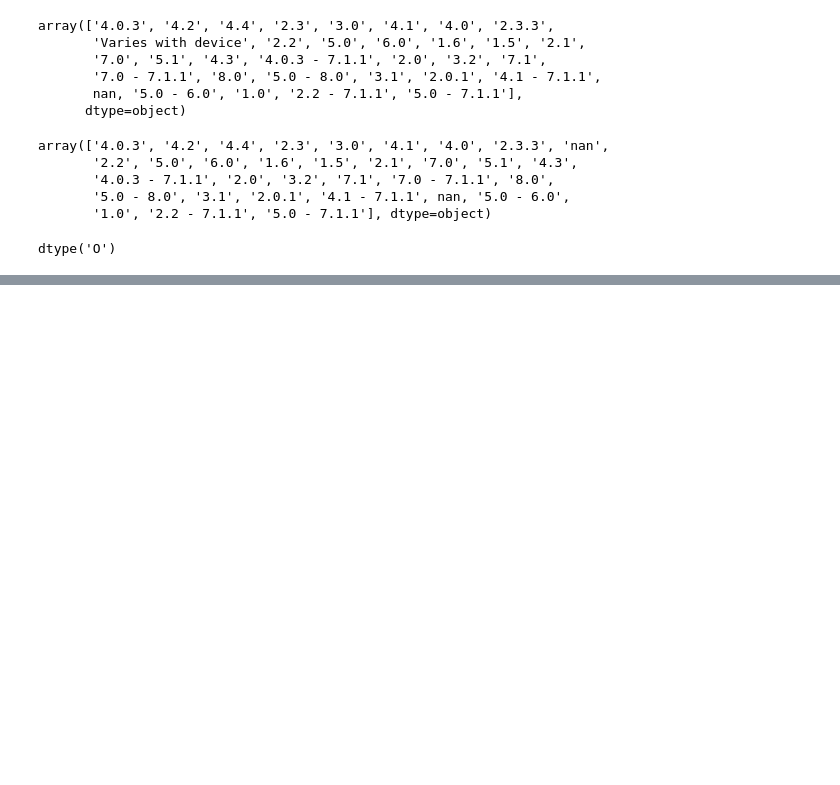
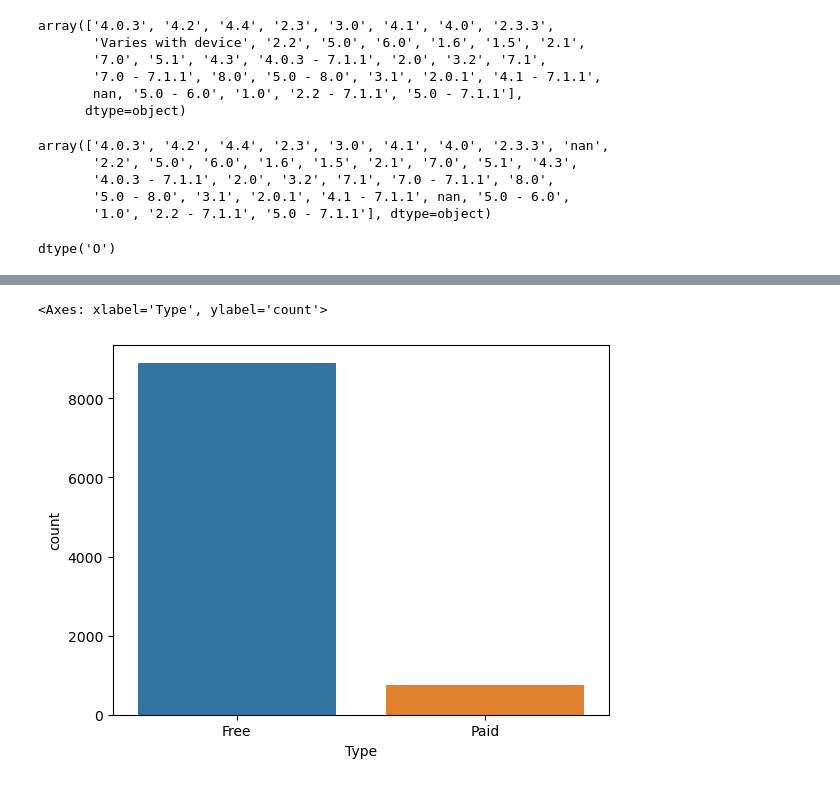
Before and after one commit to thasvithu/iNeuron-Full-Stack-Data-Science, a Jupyter notebook: 04 Data Analytics/EDA/07 . GooglePlaystore Data/EDA and FE.ipynb, the cells around one changed output, grey strips where cells are left out. Drawn from its saved outputs; the diff is of its cells as text; code cells hidden in the pictures; blank space fills up the shorter version.

Commit message:
EDA Google PlayStore DataSet

```diff
--- a/04 Data Analytics/EDA/07 . GooglePlaystore Data/EDA and FE.ipynb
+++ b/04 Data Analytics/EDA/07 . GooglePlaystore Data/EDA and FE.ipynb
@@ -681,0 +851,3 @@ dtype: object
+# %%
+df = pd.read_csv("cleaned_google_playstore_data.csv")
+df.head()
@@ -681,0 +902,3 @@ dtype: object
+# %%
+df = df.drop_duplicates(subset="App", keep="first")
+df.shape
@@ -681,0 +962,5 @@ dtype: object
+# %%
+sns.countplot(data=df, x="Type", palette="tab10")
+# %% [output]
+<Axes: xlabel='Type', ylabel='count'>
+[figure, added]
```
Also changed, not shown: parts of 81 cells of this notebook, 4 other files.
